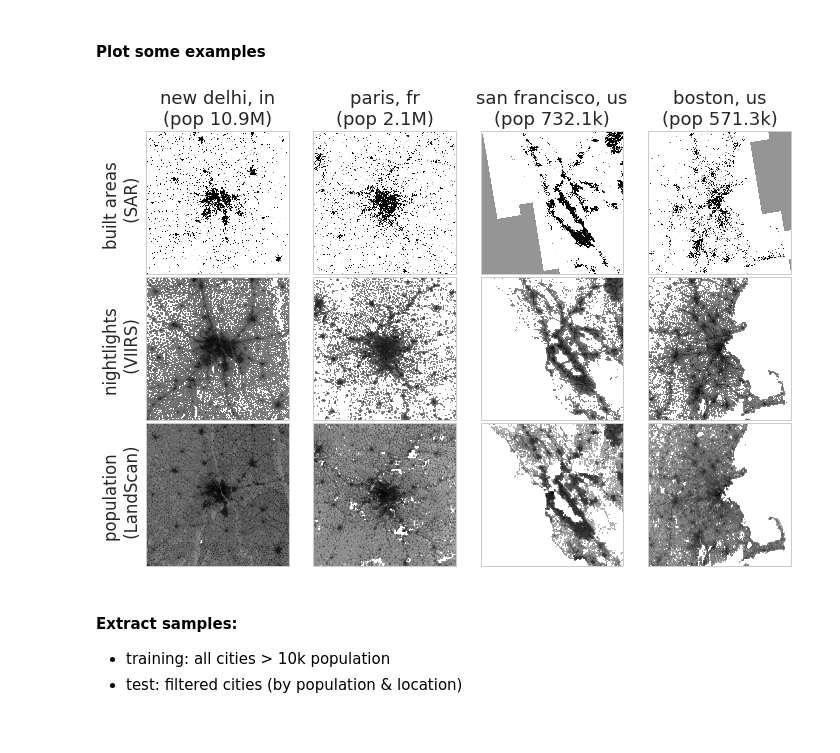
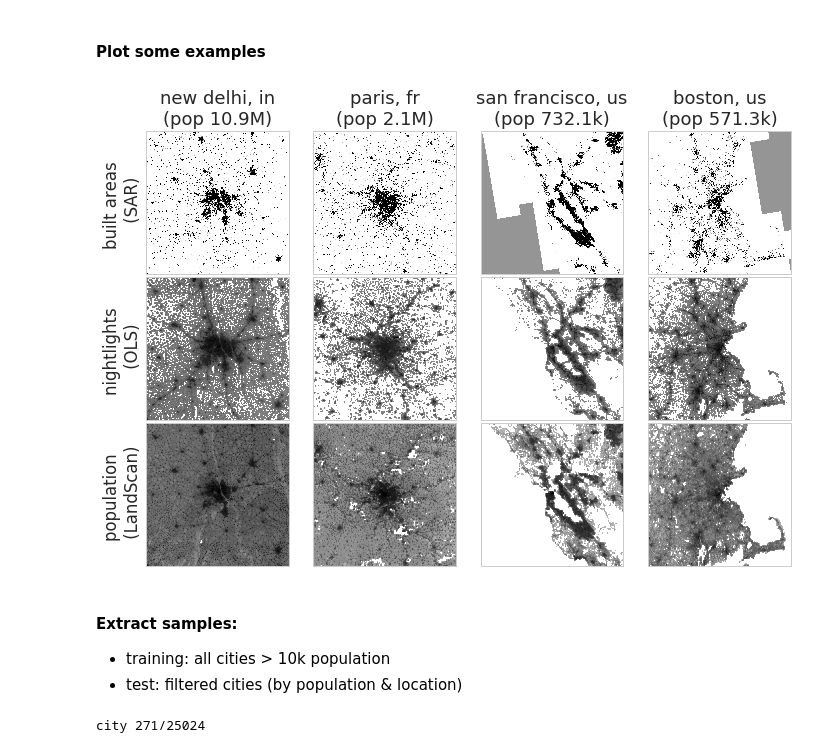
Before and after one commit to adrianalbert/urbanization-patterns, a Jupyter notebook: data-preprocessing/create world cities dataset.ipynb, the cells around one changed output. Cells and saved outputs as stored; diff of their text form; code cells hidden in the pictures.

```diff
--- a/data-preprocessing/create world cities dataset.ipynb
+++ b/data-preprocessing/create world cities dataset.ipynb
@@ -239,29 +229,31 @@ smpl_df = cities_df_sel[cities_df_sel['City']\
 # %%
 import matplotlib.gridspec as gridspec
 
 sns.set_context("notebook", font_scale=1.5, rc={"lines.linewidth": 1})
 fig = plt.figure(figsize=(12,8))
 gs1 = gridspec.GridSpec(nrow, nimg)
 gs1.update(wspace=0, hspace=0.025) # set the spacing between axes.
 
 for k,(i,r) in enumerate(smpl_df.iterrows()):
     lat, lon, city, pop, country = r['Latitude'], r['Longitude'], r['City'], r['Population'], r['Country']
     # print city, lat, lon, pop, country
     imgSAR = sarImgClient.get_image_at_location((lat, lon), w=200)
     imgSAR = basic_preprocess(imgSAR, 286)
     imgNLI = nliImgClient.get_image_at_location((lat, lon), w=200)
     imgNLI = basic_preprocess(imgNLI, 286, log=True)
+    imgNLO = nliImgClient.get_image_at_location((lat, lon), w=200)
+    imgNLO = basic_preprocess(imgNLO, 286, log=True)
     imgPOP = popImgClient.get_image_at_location((lat, lon), w=200)
     imgPOP = basic_preprocess(imgPOP, 286, log=True)
     ax0 = plt.subplot(gs1[0,i]); ax0.set_xticks([]); ax0.set_yticks([])
     ax1 = plt.subplot(gs1[1,i]); ax1.set_xticks([]); ax1.set_yticks([])
     ax2 = plt.subplot(gs1[2,i]); ax2.set_xticks([]); ax2.set_yticks([])
     ax0.imshow(imgSAR,cmap='Greys'); ax0.set_ylabel("built areas \n (SAR)") if i==0 else None
-    ax1.imshow(imgNLI,cmap='Greys'); ax1.set_ylabel("nightlights \n (VIIRS)") if i==0 else None
+    ax1.imshow(imgNLO,cmap='Greys'); ax1.set_ylabel("nightlights \n (OLS)") if i==0 else None
     ax2.imshow(imgPOP,cmap='Greys'); ax2.set_ylabel("population \n (LandScan)") if i==0 else None
     ax0.set_title(city.replace(" (", "\n("))
 # %% [output]
-[figure, old version]
+[figure, new version]
 # %% [markdown]
 #### Extract  samples:
 * training: all cities > 10k population
@@ -318,7 +310,13 @@ for i,(idx,r) in enumerate(df.iterrows()):
     imgPSM[:,:,1] = imgSAR
     imgPSM[:,:,2] = imgWTR
 
-    save images to files
+    # put everything together in a 3-channel image: POP+SAR+NLO
+    imgPSN = np.zeros((res,res,3), dtype=float)
+    imgPSN[:,:,0] = imgPOP
+    imgPSN[:,:,1] = imgSAR
+    imgPSN[:,:,2] = imgNLO
+
+    # save images to files
     filename = "%s/SAR_%s_%s_%s_%d_%2.4f_%2.4f.png"%(cur_dir, country, city, popClass, popNum, imgLat, imgLon)
     imsave(filename, imgSAR)
     filename = "%s/NLO_%s_%s_%s_%d_%2.4f_%2.4f.png"%(cur_dir, country, city, popClass, popNum, imgLat, imgLon)
@@ -331,14 +329,18 @@ for i,(idx,r) in enumerate(df.iterrows()):
     imsave(filename, imgPNM)
     filename = "%s/PSM_%s_%s_%s_%d_%2.4f_%2.4f.png"%(cur_dir, country, city, popClass, popNum, imgLat, imgLon)
     imsave(filename, imgPSM)
+    filename = "%s/PSN_%s_%s_%s_%d_%2.4f_%2.4f.png"%(cur_dir, country, city, popClass, popNum, imgLat, imgLon)
+    imsave(filename, imgPSN)
 
     # display samples every now and then
     if i % 100 == 0 and imgSAR is not None:
         sns.set_context("notebook", font_scale=1.5, rc={"lines.linewidth": 1})
         ax[0].imshow(imgSAR); ax[0].set_title("built areas \n (SAR)")
-        ax[1].imshow(imgNLI); ax[1].set_title("nightlights \n (VIIRS)")
+        ax[1].imshow(imgNLO); ax[1].set_title("nightlights \n (VIIRS)")
         ax[2].imshow(imgPOP); ax[2].set_title("population \n (LandScan)")
         fig.suptitle(city.replace(" (", "\n("), fontsize=20)
         for a in ax:
             a.set_xticks([])
             a.set_yticks([])
+# %% [output]
+city 271/25024
```
Also changed, not shown: parts of 4 cells of this notebook, 4 other files.
